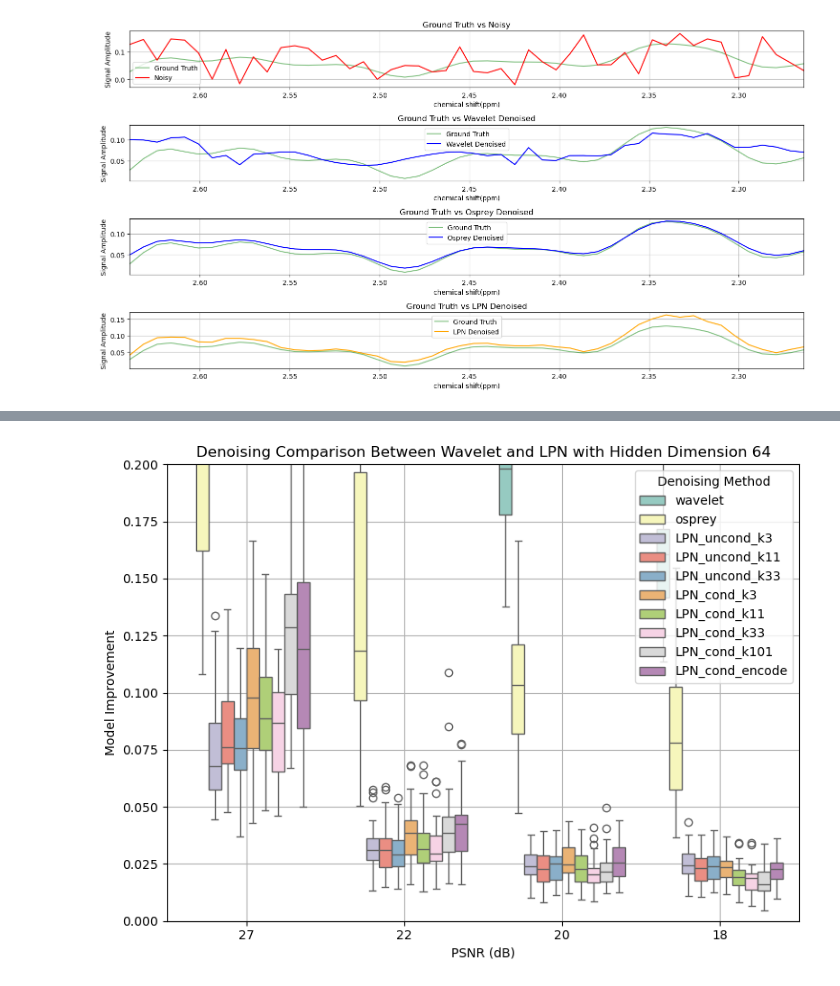
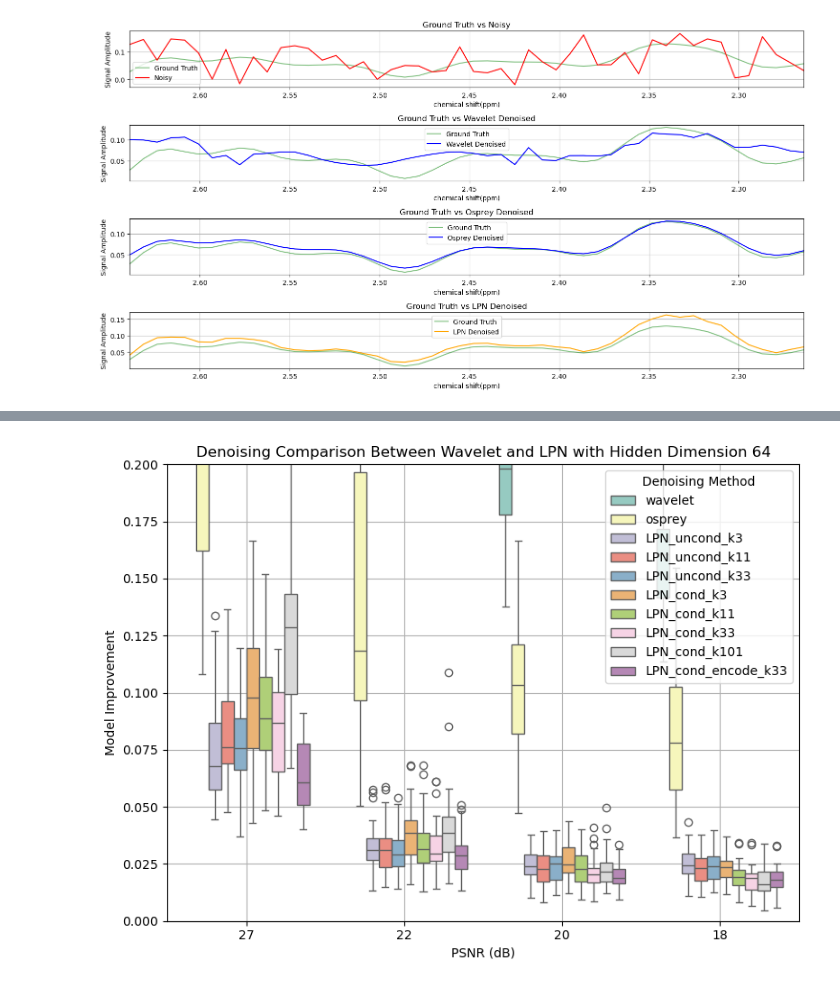
Before and after one commit to break-the-wa11/lpn_mrs, a Jupyter notebook: temp_code/test_denoise.ipynb, the cells around one changed output, grey strips where cells are left out. Saved outputs shown, nothing was run; the diff lists cells and outputs as text; code cells hidden in the pictures.

```diff
--- a/temp_code/test_denoise.ipynb
+++ b/temp_code/test_denoise.ipynb
@@ -154,7 +154,7 @@ for hidden in [64]:
     lpn_cond_k11 = pd.read_csv(f'../savings/lpn_cond_mrs_h_{hidden}_k_11_n_(0.05_0.2)/denoise/LPN_cond_denoise.csv')
     lpn_cond_k33 = pd.read_csv(f'../savings/lpn_cond_mrs_h_{hidden}_k_33_n_(0.05_0.2)/denoise/LPN_cond_denoise.csv')
     lpn_cond_k101 = pd.read_csv(f'../savings/lpn_cond_mrs_h_{hidden}_k_101_n_(0.05_0.2)/denoise/LPN_cond_denoise.csv')
-    lpn_cond_encode = pd.read_csv(f'../savings/lpn_cond_encode_nn_mrs_h_{hidden}_k_3_n_(0.05_0.2)/denoise/LPN_cond_encode_nn_denoise.csv')
+    lpn_cond_encode = pd.read_csv(f'../savings/lpn_cond_encode_nn_mrs_h_{hidden}_k_33_n_(0.05_0.2)/denoise/LPN_cond_encode_nn_denoise.csv')
     wv = pd.read_csv(f'../savings/wv/denoise/wv_denoise.csv')
     osprey = pd.read_csv(f'../savings/osprey/denoise/osprey_denoise.csv')
 
@@ -163,32 +163,32 @@ for hidden in [64]:
     lpn_uncond_k33['method'] = 'LPN_uncond_k33'
     lpn_cond_k3['method'] = 'LPN_cond_k3'
     lpn_cond_k11['method'] = 'LPN_cond_k11'
     lpn_cond_k33['method'] = 'LPN_cond_k33'
     lpn_cond_k101['method'] = 'LPN_cond_k101'
-    lpn_cond_encode['method'] = 'LPN_cond_encode'
+    lpn_cond_encode['method'] = 'LPN_cond_encode_k33'
     wv['method'] = 'wavelet'
     osprey['method'] = 'osprey'
 
     # Combine DataFrames
     combined_df = pd.concat([wv, osprey, lpn_uncond_k3, lpn_uncond_k11, lpn_uncond_k33, lpn_cond_k3, lpn_cond_k11, lpn_cond_k33, lpn_cond_k101, lpn_cond_encode], ignore_index=True)
     melted_df = combined_df.melt(id_vars='method', var_name='perturbation', value_name='Improvement')
 
     # Map sigma values to PSNR values
     melted_df['psnr'] = melted_df['perturbation'].map(sigma_to_psnr)
     psnr_order = sorted(melted_df['psnr'].dropna().unique(), reverse=True)
 
     # Plotting
     plt.figure(figsize=(8, 6))
     sns.boxplot(x='psnr', y='Improvement', hue='method', data=melted_df, palette='Set3', order=psnr_order)
 
     plt.title(f'Denoising Comparison Between Wavelet and LPN with Hidden Dimension {hidden}')
     plt.xlabel('PSNR (dB)')
     plt.ylabel('Model Improvement')
     plt.ylim((0, 0.2))
     plt.legend(title='Denoising Method', loc='upper right')
     plt.grid(True)
     # plt.xticks(rotation=45)
     plt.tight_layout()
     plt.show()
 # %% [output]
-[figure, old version]
+[figure, new version]
```
Also changed, not shown: parts of 1 cell of this notebook, 17 other files.
